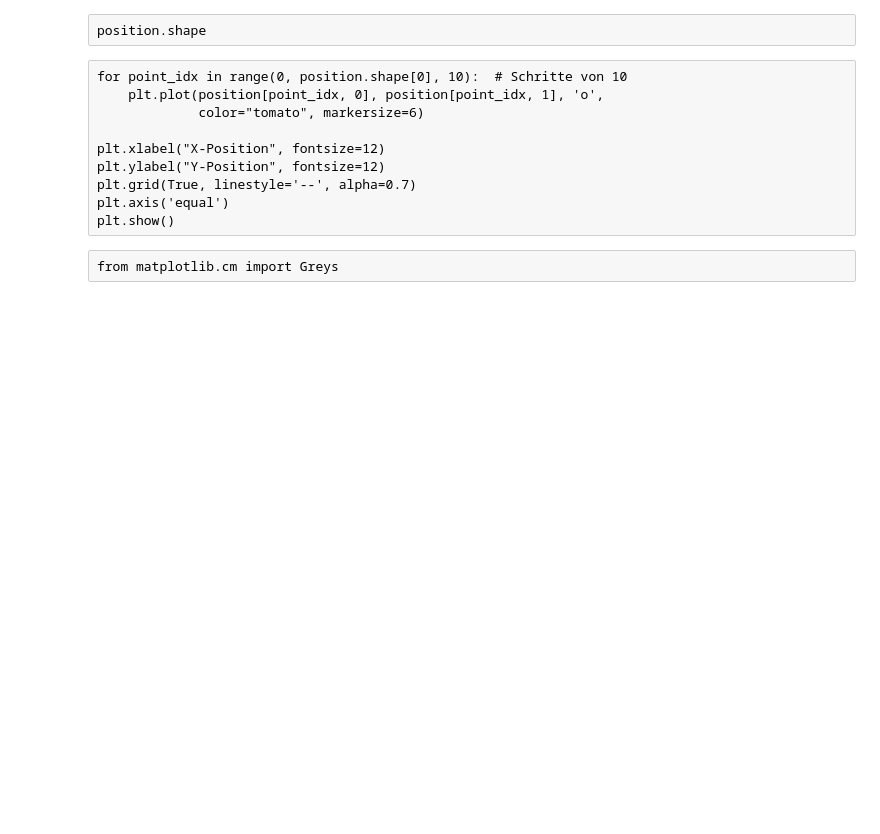
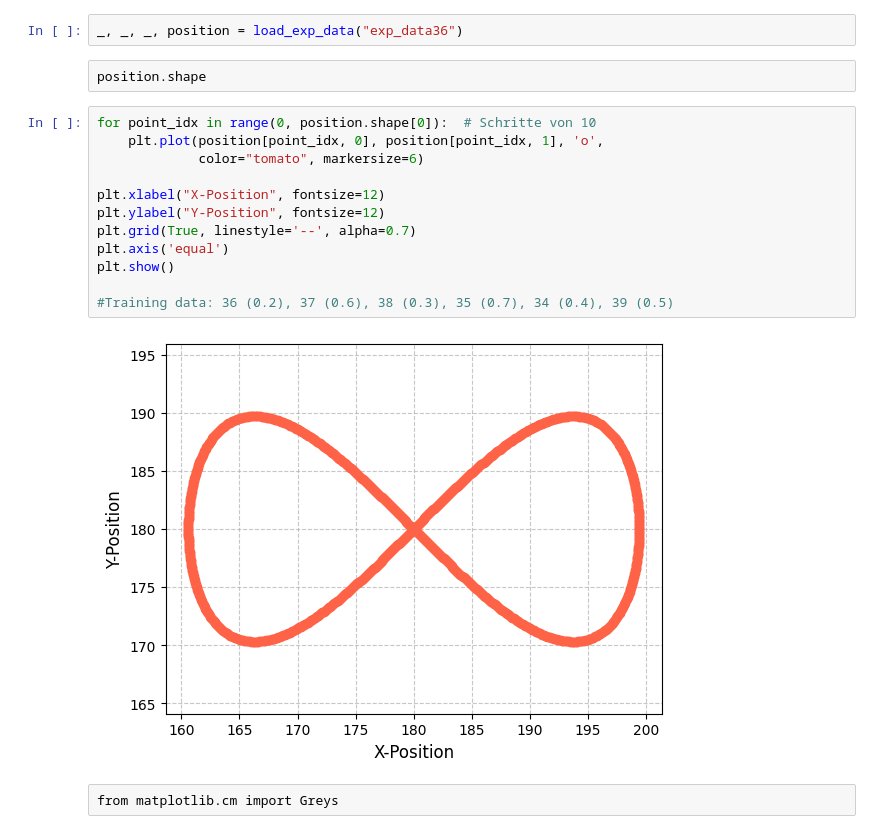
Before and after one commit to Peer076/Master-Thesis-EIT, a Jupyter notebook: Traj_plot.ipynb, the cells around one changed output. Drawn from its saved outputs; the diff is of its cells as text; blank space fills up the shorter version.

```diff
--- a/Traj_plot.ipynb
+++ b/Traj_plot.ipynb
@@ -283,15 +281,21 @@ _, _, _, position = load_exp_data("exp_data30")
+# %%
+_, _, _, position = load_exp_data("exp_data36")
 # %% [raw]
 position.shape
-# %% [raw]
-for point_idx in range(0, position.shape[0], 10):  # Schritte von 10
-    plt.plot(position[point_idx, 0], position[point_idx, 1], 'o',
-             color="tomato", markersize=6)
-
-plt.xlabel("X-Position", fontsize=12)
-plt.ylabel("Y-Position", fontsize=12)
-plt.grid(True, linestyle='--', alpha=0.7)
-plt.axis('equal')
-plt.show()
+# %%
+for point_idx in range(0, position.shape[0]):  # Schritte von 10
+    plt.plot(position[point_idx, 0], position[point_idx, 1], 'o',
+             color="tomato", markersize=6)
+
+plt.xlabel("X-Position", fontsize=12)
+plt.ylabel("Y-Position", fontsize=12)
+plt.grid(True, linestyle='--', alpha=0.7)
+plt.axis('equal')
+plt.show()
+
+#Training data: 36 (0.2), 37 (0.6), 38 (0.3), 35 (0.7), 34 (0.4), 39 (0.5)
+# %% [output]
+[figure, added]
 # %% [raw]
 from matplotlib.cm import Greys
 # %% [raw]
```
Also changed, not shown: parts of 2 cells of this notebook, 5 other files.
